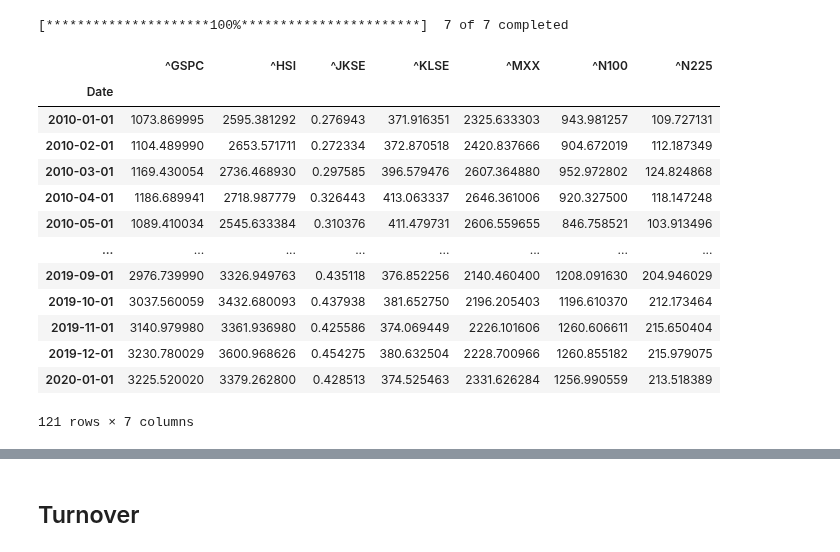
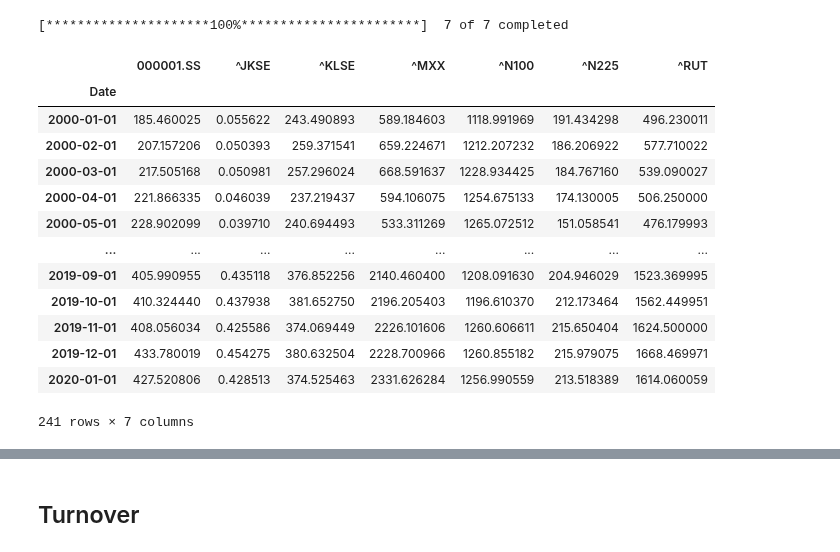
Before and after one commit to mxmws/datafin, a Jupyter notebook: Final_assigment.ipynb, the cells around one changed output, grey strips where cells are left out. Saved outputs shown, nothing was run; the diff lists cells and outputs as text; code cells hidden in the pictures.

```diff
--- a/Final_assigment.ipynb
+++ b/Final_assigment.ipynb
@@ -5,18 +5,12 @@ import yfinance as yf
 import datetime as dt
 import numpy as np
 import matplotlib.pyplot as plt
+import warnings
+warnings.filterwarnings("ignore")
 
 yf.pdr_override()
 
-#y_symbol_pairs = [('^GSPC', 'USD'), ('^MXX', 'MXN'), ('^FCHI', 'EUR'), ('^NYA', 'USD'),('^JKSE', 'IDR'), ('^RUT', 'USD'), ('^KS11', 'KRW')]
-y_symbol_pairs = [('^GSPC', 'USD'), ('^MXX', 'MXN'), ('^HSI', 'HKD'), ('^N225', 'JPY'),('^JKSE', 'IDR'), ('^N100', 'EUR'), ('^KLSE', 'MYR')]
-#y_symbol_pairs = [('XWD.TO', 'USD'), ('^MXX', 'MXN'), ('^GSPC', 'USD'), ('^MXX', 'MXN'), ('^GSPC', 'USD'),('^GSPC', 'USD'),('^GSPC', 'USD')]
-#y_symbol_pairs = [('^GSPC', 'USD')]
-#y_symbol_pairs = [('XWD.TO', 'USD'), ('XWD.TO', 'USD'), ('XWD.TO', 'USD'), ('XWD.TO', 'USD'), ('XWD.TO', 'USD'), ('XWD.TO', 'USD'), ('XWD.TO', 'USD')]
-
-
-#y_symbols = ['^GSPC' , '^MXX', '^FCHI','^NYA','^JKSE', '^RUT', '^KS11' ]
-#y_symbols = ['AAPL', 'MSFT', 'KO', 'PEP', 'GE', 'GM', 'F' ]
+y_symbol_pairs = [('^RUT', 'USD'), ('^MXX', 'MXN'), ('000001.SS', 'CNY'), ('^N225', 'JPY'),('^JKSE', 'IDR'), ('^N100', 'EUR'), ('^KLSE', 'MYR')]
 
 
 start_date = dt.datetime(2000,1,1)
@@ -54,19 +48,19 @@ for symbol, currency in y_symbol_pairs:
 # %% [output]
 [*********************100%***********************]  7 of 7 completed
 # %%
-data[120:10*12+120+12]
+data
 # %% [output]
-|  | ^GSPC | ^HSI | ^JKSE | ^KLSE | ^MXX | ^N100 | ^N225 |
+|  | 000001.SS | ^JKSE | ^KLSE | ^MXX | ^N100 | ^N225 | ^RUT |
 | Date |  |  |  |  |  |  |  |
-| 2010-01-01 | 1073.869995 | 2595.381292 | 0.276943 | 371.916351 | 2325.633303 | 943.981257 | 109.727131 |
-| 2010-02-01 | 1104.489990 | 2653.571711 | 0.272334 | 372.870518 | 2420.837666 | 904.672019 | 112.187349 |
-| 2010-03-01 | 1169.430054 | 2736.468930 | 0.297585 | 396.579476 | 2607.364880 | 952.972802 | 124.824868 |
-| 2010-04-01 | 1186.689941 | 2718.987779 | 0.326443 | 413.063337 | 2646.361006 | 920.327500 | 118.147248 |
-| 2010-05-01 | 1089.410034 | 2545.633384 | 0.310376 | 411.479731 | 2606.559655 | 846.758521 | 103.913496 |
+| 2000-01-01 | 185.460025 | 0.055622 | 243.490893 | 589.184603 | 1118.991969 | 191.434298 | 496.230011 |
+| 2000-02-01 | 207.157206 | 0.050393 | 259.371541 | 659.224671 | 1212.207232 | 186.206922 | 577.710022 |
+| 2000-03-01 | 217.505168 | 0.050981 | 257.296024 | 668.591637 | 1228.934425 | 184.767160 | 539.090027 |
+| 2000-04-01 | 221.866335 | 0.046039 | 237.219437 | 594.106075 | 1254.675133 | 174.130005 | 506.250000 |
+| 2000-05-01 | 228.902099 | 0.039710 | 240.694493 | 533.311269 | 1265.072512 | 151.058541 | 476.179993 |
 | ... | ... | ... | ... | ... | ... | ... | ... |
-| 2019-09-01 | 2976.739990 | 3326.949763 | 0.435118 | 376.852256 | 2140.460400 | 1208.091630 | 204.946029 |
-| 2019-10-01 | 3037.560059 | 3432.680093 | 0.437938 | 381.652750 | 2196.205403 | 1196.610370 | 212.173464 |
-| 2019-11-01 | 3140.979980 | 3361.936980 | 0.425586 | 374.069449 | 2226.101606 | 1260.606611 | 215.650404 |
-| 2019-12-01 | 3230.780029 | 3600.968626 | 0.454275 | 380.632504 | 2228.700966 | 1260.855182 | 215.979075 |
-| 2020-01-01 | 3225.520020 | 3379.262800 | 0.428513 | 374.525463 | 2331.626284 | 1256.990559 | 213.518389 |
+| 2019-09-01 | 405.990955 | 0.435118 | 376.852256 | 2140.460400 | 1208.091630 | 204.946029 | 1523.369995 |
+| 2019-10-01 | 410.324440 | 0.437938 | 381.652750 | 2196.205403 | 1196.610370 | 212.173464 | 1562.449951 |
+| 2019-11-01 | 408.056034 | 0.425586 | 374.069449 | 2226.101606 | 1260.606611 | 215.650404 | 1624.500000 |
+| 2019-12-01 | 433.780019 | 0.454275 | 380.632504 | 2228.700966 | 1260.855182 | 215.979075 | 1668.469971 |
+| 2020-01-01 | 427.520806 | 0.428513 | 374.525463 | 2331.626284 | 1256.990559 | 213.518389 | 1614.060059 |
-121 rows × 7 columns
+241 rows × 7 columns
```
Also changed, not shown: parts of 60 cells of this notebook, 1 other file.
